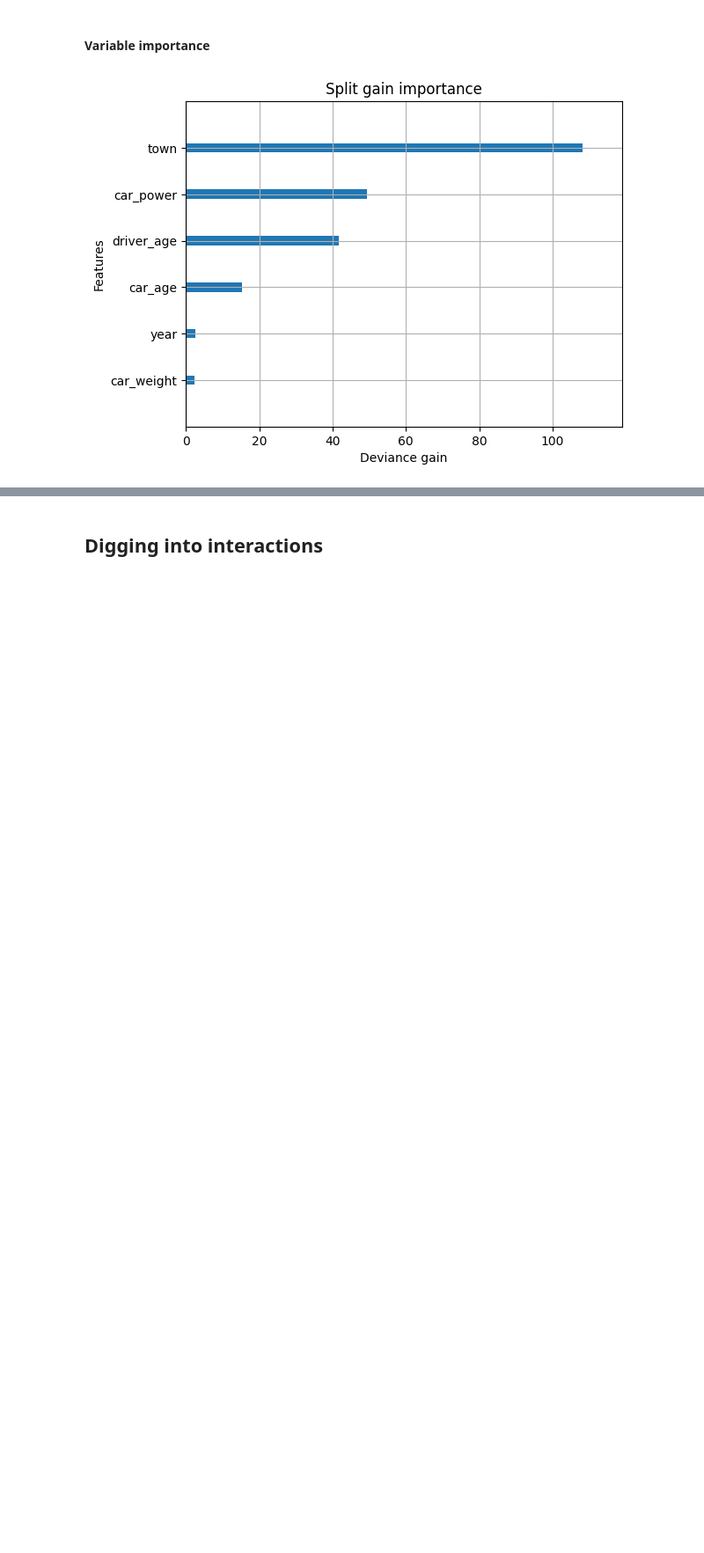
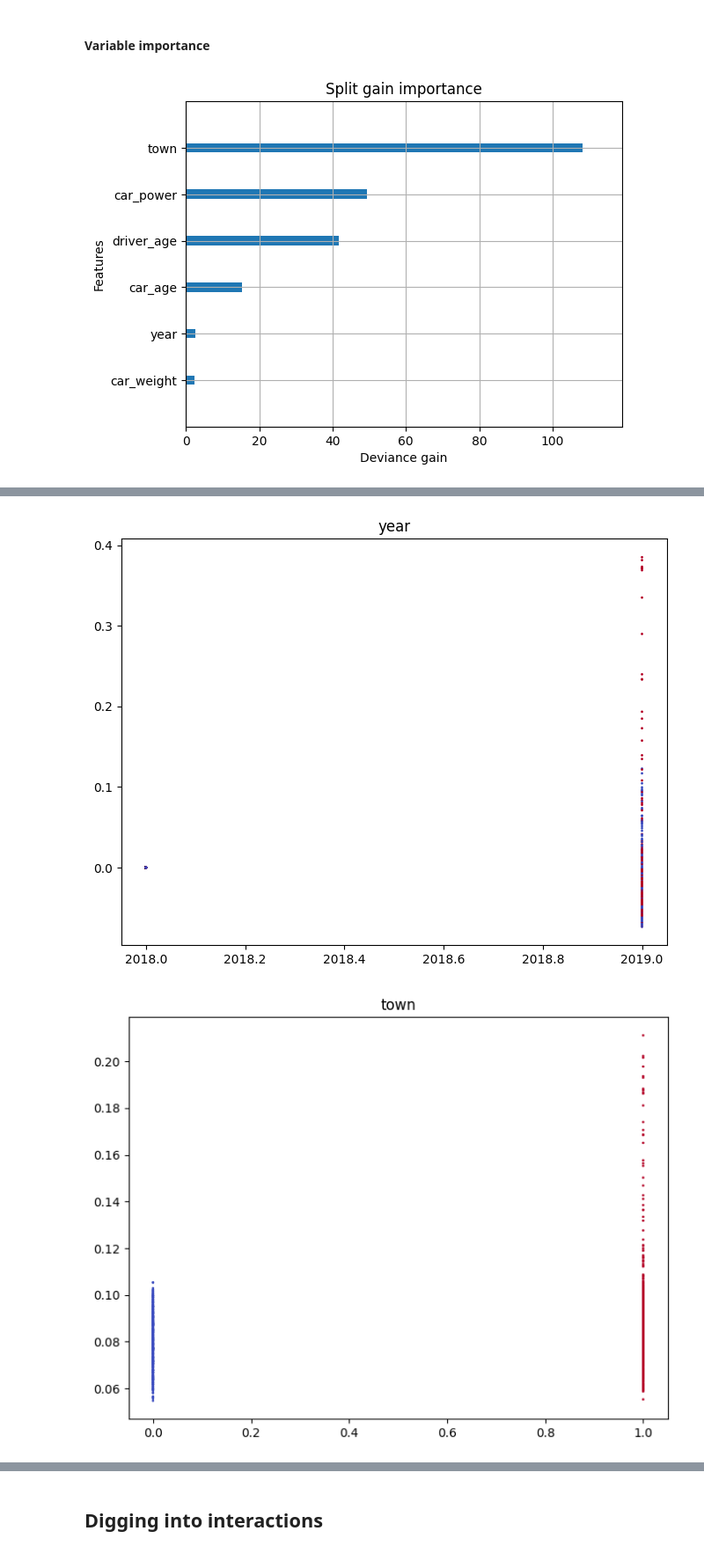
Before and after one commit to m-maggi/interactions, a Jupyter notebook: notebook.ipynb, the cells around one changed output, grey strips where cells are left out. Shown at 88% size. Cells and saved outputs as stored; diff of their text form; code cells hidden in the pictures; blank space fills up the shorter version.

```diff
--- a/notebook.ipynb
+++ b/notebook.ipynb
@@ -183,0 +346,22 @@ _ = xgb.plot_importance(
+# %%
+cols_nn_X = X_train_nn.columns
+mod_explain_nn = Dummy(model_torch, preproc)
+betas_torch = mod_explain_nn.predict(X_explain, attentions=True)
+# betas_torch *= mod_explain_nn.model.output_layer.weight.detach().numpy()
+attentions = betas_torch * preproc.transform(X_explain).values
+mod_explain_nn = Dummy(model_torch, preproc)
+contributions = attentions * mod_explain_nn.model.output_layer.weight.detach().numpy()
+for col in X_explain.columns:
+    mask_col_nn = [el == col for el in cols_nn_X]
+    fig, ax = plt.subplots(figsize=(8, 6))
+    ax.set_title(col)
+    ax.scatter(
+        X_explain[col],
+        contributions[:, mask_col_nn].flatten() * preproc.transform(X_explain)[col].values,
+        s=1,
+        c=X_explain["town"],
+        cmap=plt.cm.coolwarm
+    )
+# %% [output]
+[figure, added]
+[figure, added]
```
Also changed, not shown: parts of 14 cells of this notebook, 2 other files.
